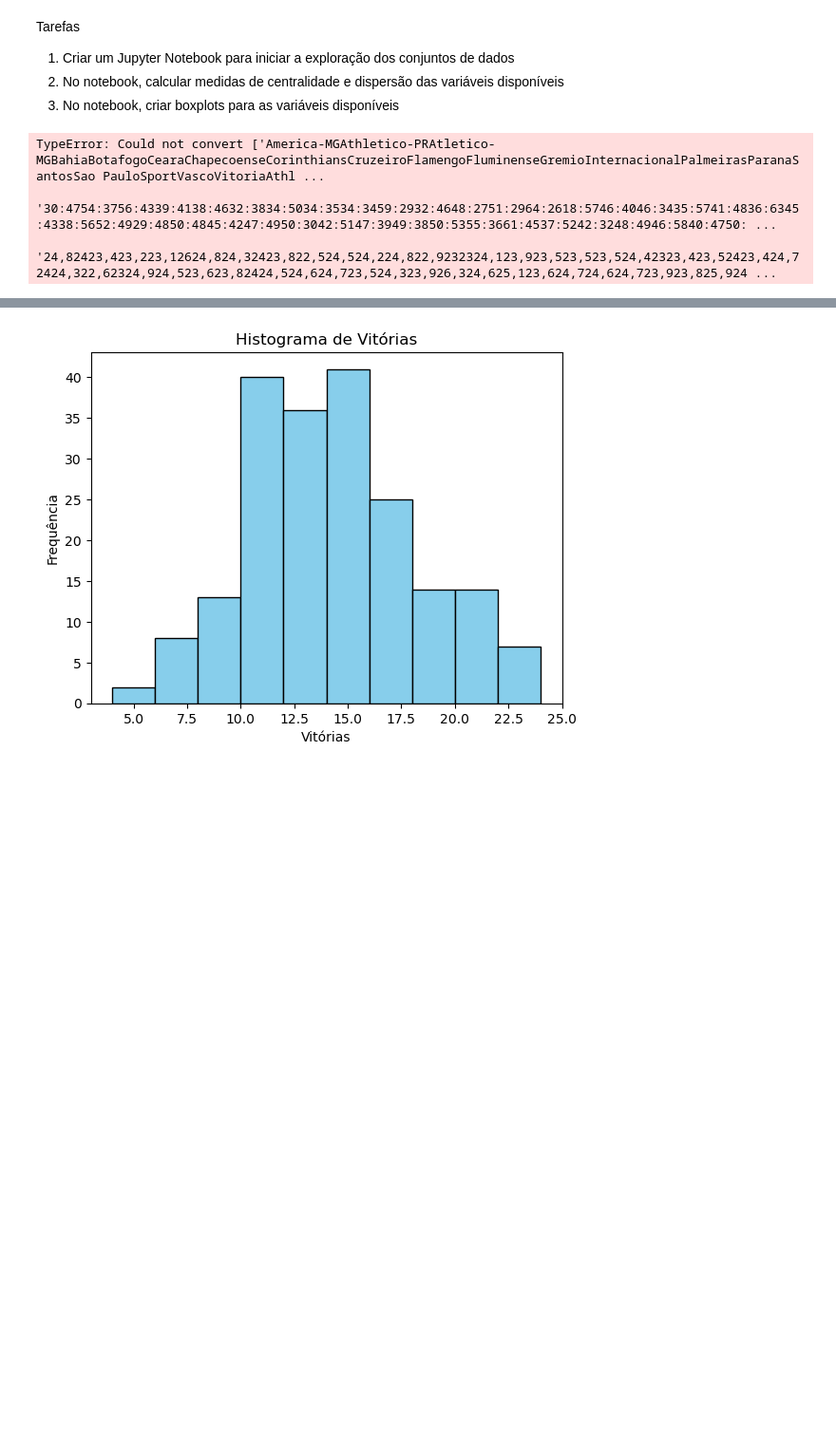
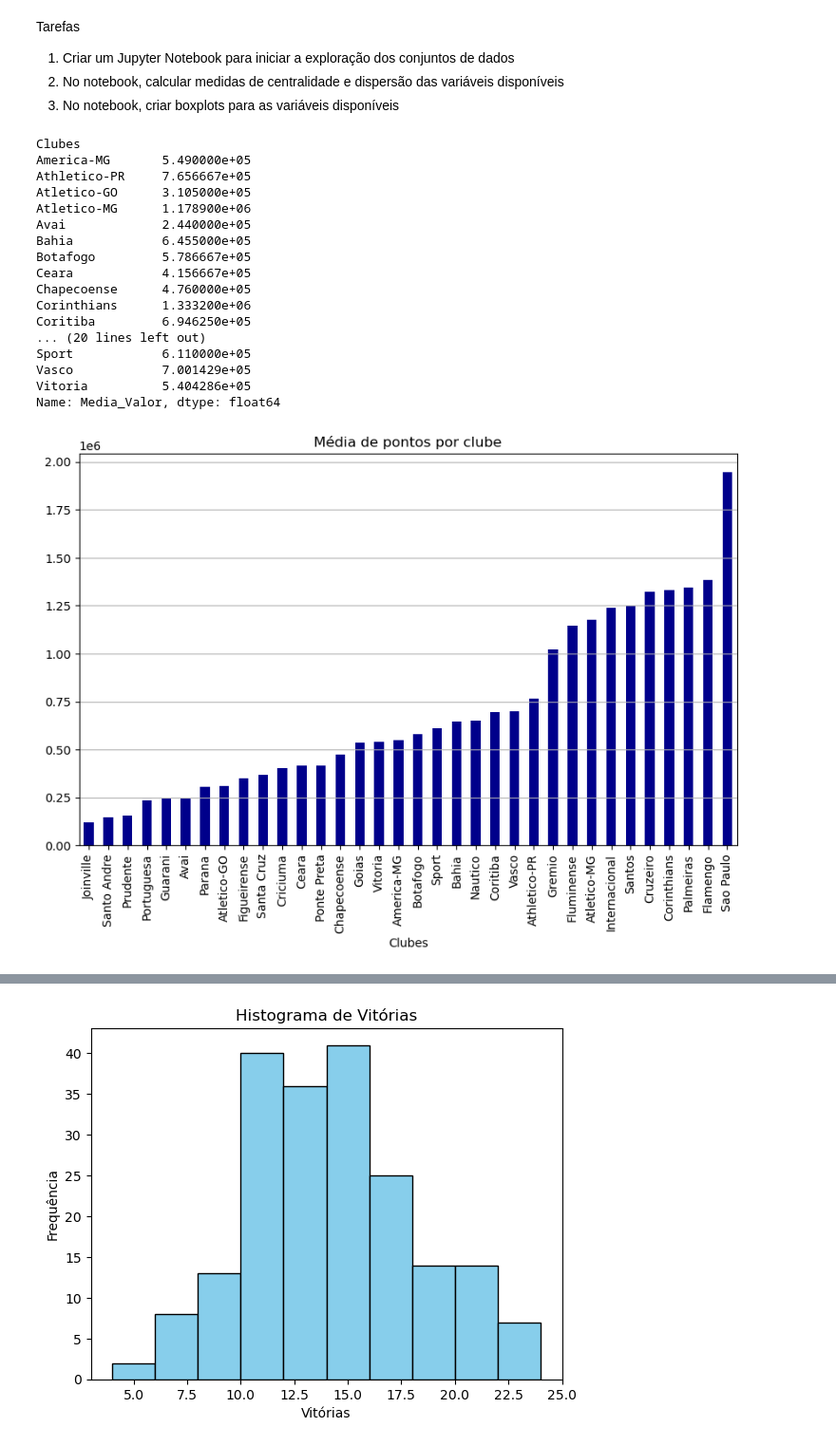
Before and after one commit to AVTBrasil/An-lise-de-Dados-no-Futebol, a Jupyter notebook: boxplot.ipynb, the cells around one changed output, grey strips where cells are left out. Shown: that part at 95% size. Drawn from its saved outputs; the diff is of its cells as text; code cells hidden in the pictures; blank space fills up the shorter version.

```diff
--- a/boxplot.ipynb
+++ b/boxplot.ipynb
@@ -37,15 +37,35 @@ disponíveis
 3. No notebook, criar boxplots para as variáveis disponíveis
 # %%
 # Calcular média e desvio padrão
-medias = df2.mean()
-desvios_padrao = df2.std()
+media_por_time = df2.groupby('Clubes')['Media_Valor'].mean()
 
-# Exibir as medidas de centralidade
-print("Médias:")
-print(medias)
-print("\nDesvios Padrão:")
-print(desvios_padrao)
+
+# Exibir as medidas de centralidade e dispersão
+plt.figure(figsize=(10,6))
+media_por_time.sort_values().plot(kind = 'bar', color = 'darkblue')
+plt.title('Média de pontos por clube')
+plt.xlabel('Média de pontos')
+plt.xlabel('Clubes')
+plt.grid(axis = 'y')
+plt.show()
+
+print(media_por_time)
 # %% [output]
-TypeError: Could not convert ['America-MGAthletico-PRAtletico-MGBahiaBotafogoCearaChapecoenseCorinthiansCruzeiroFlamengoFluminenseGremioInternacionalPalmeirasParanaSantosSao PauloSportVascoVitoriaAthl ...
- '30:4754:3756:4339:4138:4632:3834:5034:3534:3459:2932:4648:2751:2964:2618:5746:4046:3435:5741:4836:6345:4338:5652:4929:4850:4845:4247:4950:3042:5147:3949:3850:5355:3661:4537:5242:3248:4946:5840:4750: ...
- '24,82423,423,223,12624,824,32423,822,524,524,224,822,9232324,123,923,523,523,524,42323,423,52423,424,72424,322,62324,924,523,623,82424,524,624,723,524,323,926,324,625,123,624,724,624,723,923,825,924 ...
+Clubes
+America-MG       5.490000e+05
+Athletico-PR     7.656667e+05
+Atletico-GO      3.105000e+05
+Atletico-MG      1.178900e+06
+Avai             2.440000e+05
+Bahia            6.455000e+05
+Botafogo         5.786667e+05
+Ceara            4.156667e+05
+Chapecoense      4.760000e+05
+Corinthians      1.333200e+06
+Coritiba         6.946250e+05
+... (20 lines left out)
+Sport            6.110000e+05
+Vasco            7.001429e+05
+Vitoria          5.404286e+05
+Name: Media_Valor, dtype: float64
+[figure, added]
```
Also changed, not shown: parts of 2 cells of this notebook, 1 other file.
